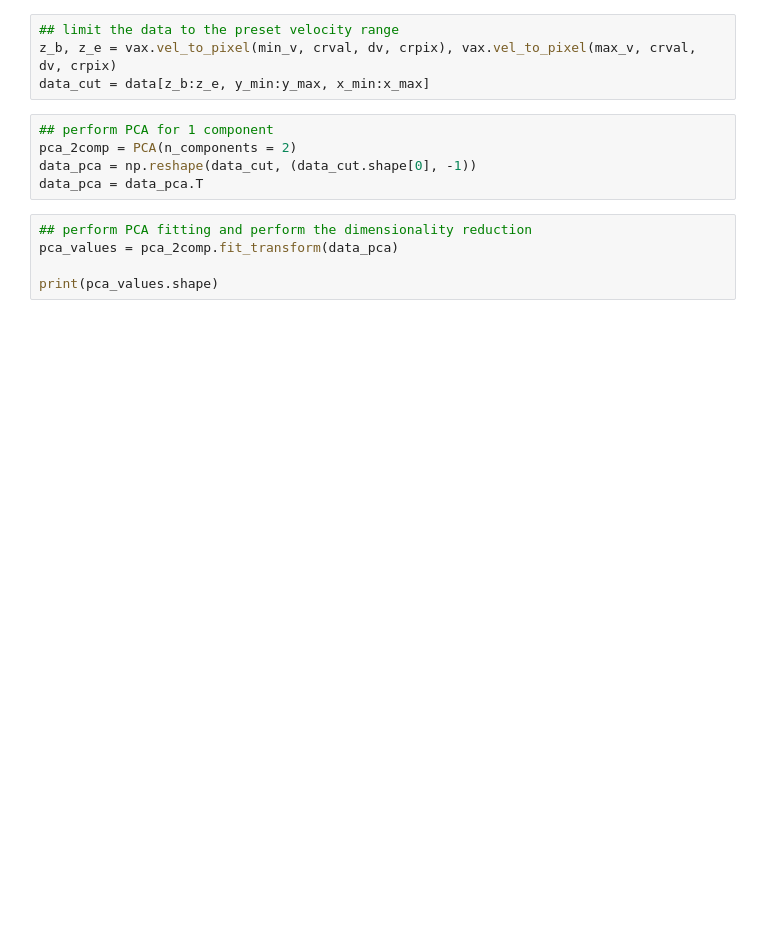
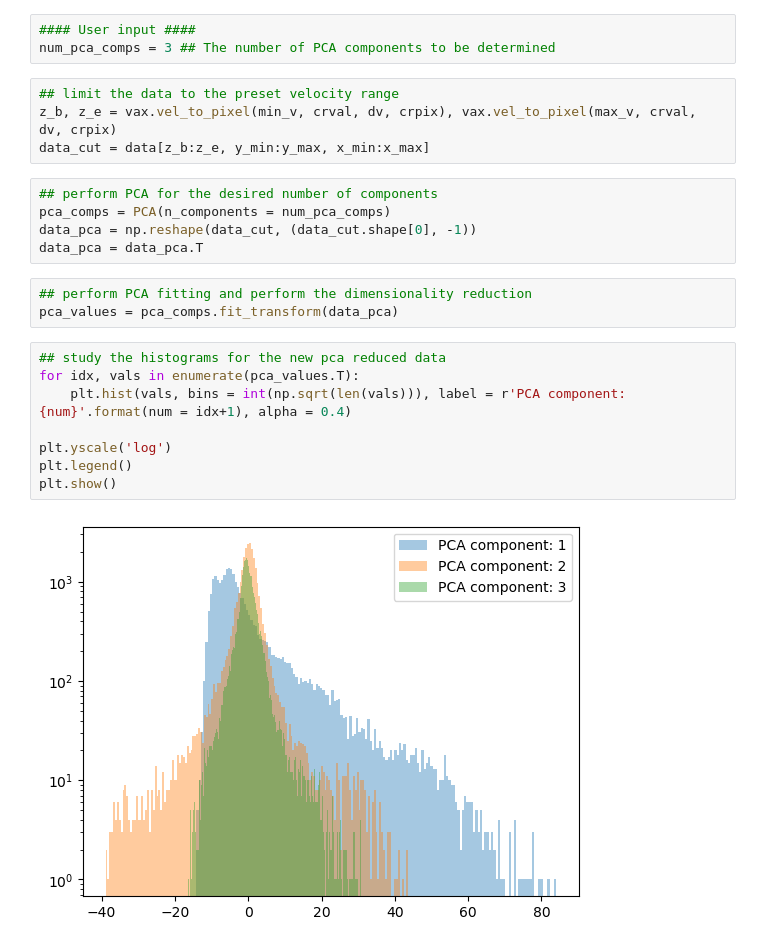
Before and after one commit to lmlb-astro/GMM, a Jupyter notebook: inspect_data.ipynb, the cells around one changed output. Drawn from its saved outputs; the diff is of its cells as text; blank space fills up the shorter version.

```diff
--- a/inspect_data.ipynb
+++ b/inspect_data.ipynb
@@ -108,14 +119,25 @@ plt.show()
+# %%
+#### User input ####
+num_pca_comps = 3 ## The number of PCA components to be determined
 # %%
 ## limit the data to the preset velocity range
 z_b, z_e = vax.vel_to_pixel(min_v, crval, dv, crpix), vax.vel_to_pixel(max_v, crval, dv, crpix)
 data_cut = data[z_b:z_e, y_min:y_max, x_min:x_max]
 # %%
-## perform PCA for 1 component
-pca_2comp = PCA(n_components = 2)
+## perform PCA for the desired number of components
+pca_comps = PCA(n_components = num_pca_comps)
 data_pca = np.reshape(data_cut, (data_cut.shape[0], -1))
 data_pca = data_pca.T
 # %%
 ## perform PCA fitting and perform the dimensionality reduction
-pca_values = pca_2comp.fit_transform(data_pca)
-
-print(pca_values.shape)
+pca_values = pca_comps.fit_transform(data_pca)
+# %%
+## study the histograms for the new pca reduced data
+for idx, vals in enumerate(pca_values.T):
+    plt.hist(vals, bins = int(np.sqrt(len(vals))), label = r'PCA component: {num}'.format(num = idx+1), alpha = 0.4)
+
+plt.yscale('log')
+plt.legend()
+plt.show()
+# %% [output]
+[figure, added]
```
Also changed, not shown: parts of 6 cells of this notebook.
